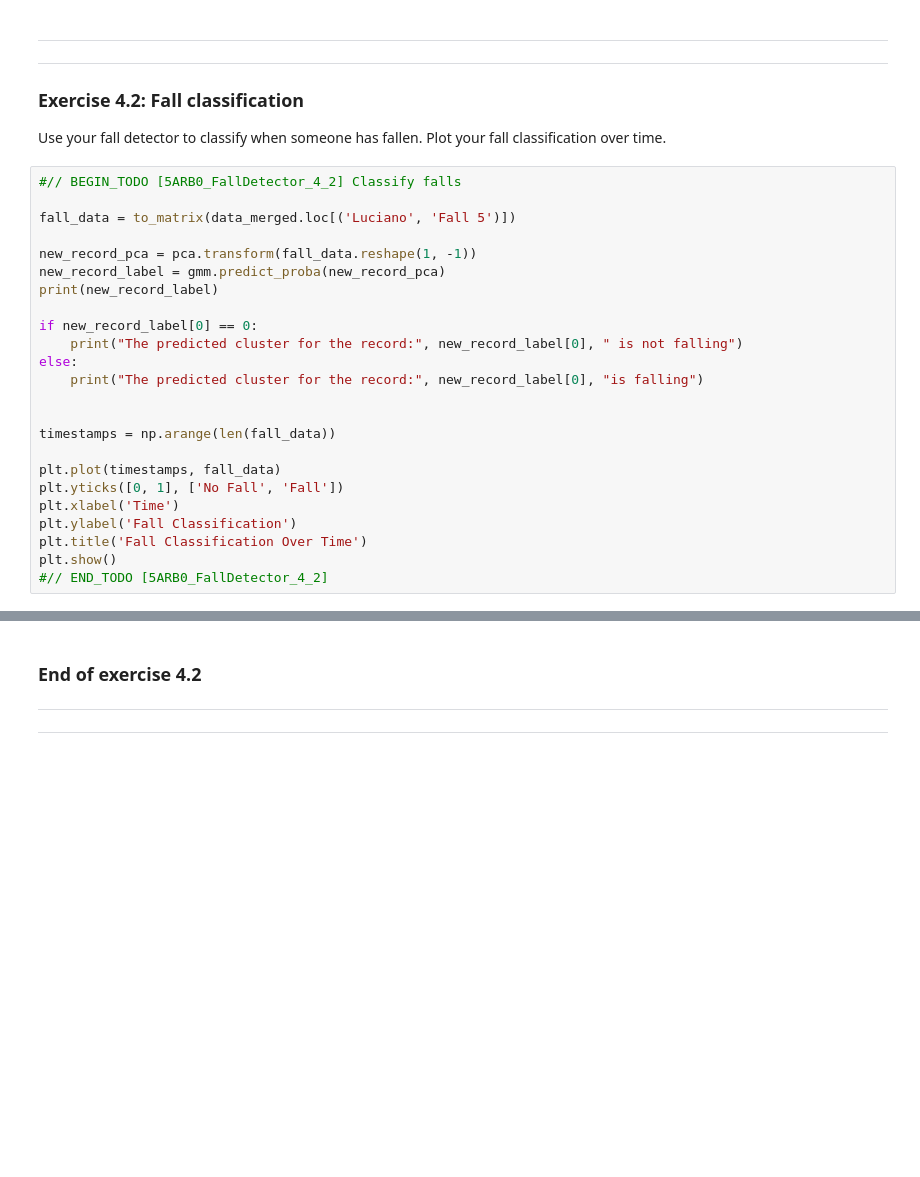
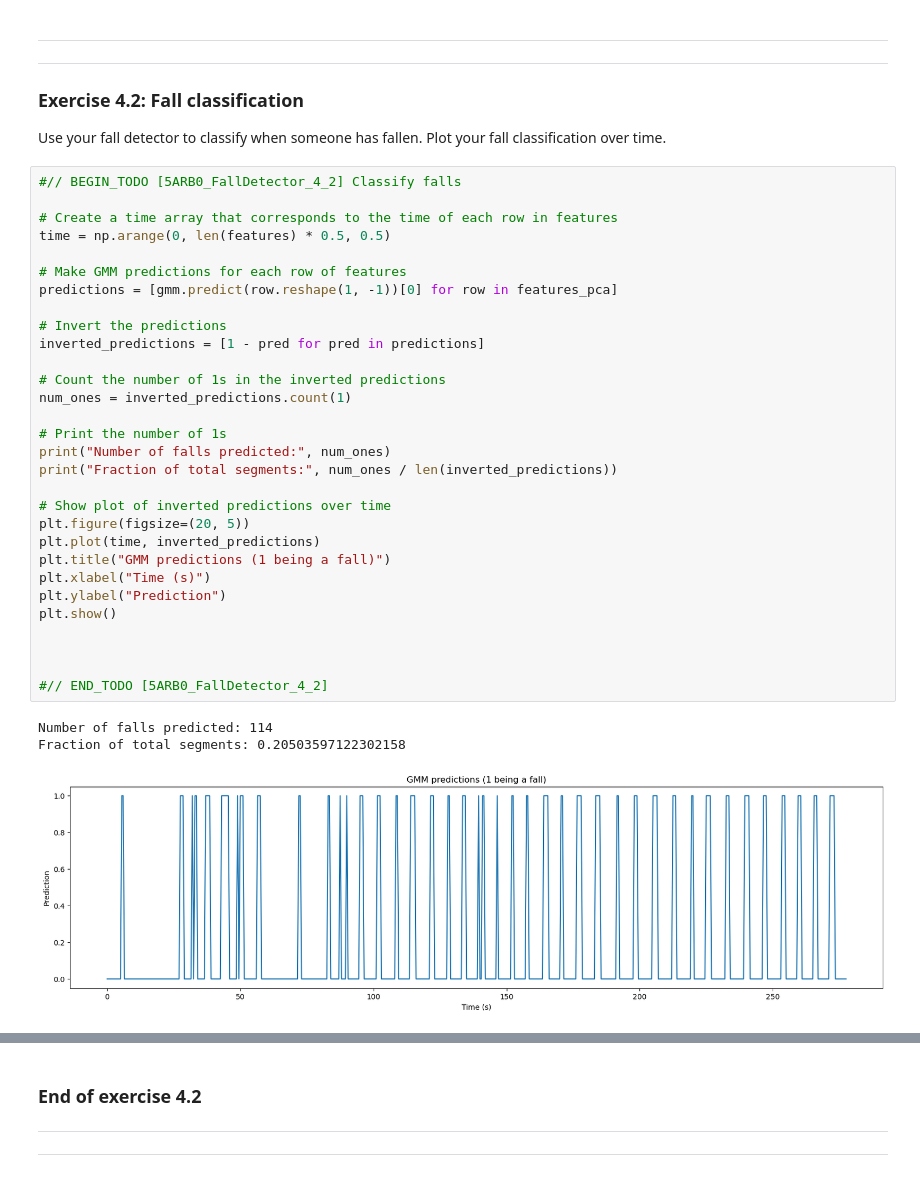
Before and after one commit to LucianoDeben/fall-detector-group29, a Jupyter notebook: falldetector_group29.ipynb, the cells around one changed output, grey strips where cells are left out. Drawn from its saved outputs; the diff is of its cells as text; blank space fills up the shorter version.

```diff
--- a/falldetector_group29.ipynb
+++ b/falldetector_group29.ipynb
@@ -552,27 +553,37 @@ Iteration 100/100, Log-Likelihood: -23.40
 ---
 ### Exercise 4.2: Fall classification
 Use your fall detector to classify when someone has fallen. Plot your fall classification over time.
-# %%
-#// BEGIN_TODO [5ARB0_FallDetector_4_2] Classify falls
-
-fall_data = to_matrix(data_merged.loc[('Luciano', 'Fall 5')])
-
-new_record_pca = pca.transform(fall_data.reshape(1, -1))
-new_record_label = gmm.predict_proba(new_record_pca)
-print(new_record_label)
-
-if new_record_label[0] == 0:
-    print("The predicted cluster for the record:", new_record_label[0], " is not falling")
-else:
-    print("The predicted cluster for the record:", new_record_label[0], "is falling")
-
-
-timestamps = np.arange(len(fall_data))
-
-plt.plot(timestamps, fall_data)
-plt.yticks([0, 1], ['No Fall', 'Fall'])
-plt.xlabel('Time')
-plt.ylabel('Fall Classification')
-plt.title('Fall Classification Over Time')
-plt.show()
-#// END_TODO [5ARB0_FallDetector_4_2]
+# %%
+#// BEGIN_TODO [5ARB0_FallDetector_4_2] Classify falls
+
+# Create a time array that corresponds to the time of each row in features
+time = np.arange(0, len(features) * 0.5, 0.5)
+
+# Make GMM predictions for each row of features
+predictions = [gmm.predict(row.reshape(1, -1))[0] for row in features_pca]
+
+# Invert the predictions
+inverted_predictions = [1 - pred for pred in predictions]
+
+# Count the number of 1s in the inverted predictions
+num_ones = inverted_predictions.count(1)
+
+# Print the number of 1s
+print("Number of falls predicted:", num_ones)
+print("Fraction of total segments:", num_ones / len(inverted_predictions))
+
+# Show plot of inverted predictions over time
+plt.figure(figsize=(20, 5))
+plt.plot(time, inverted_predictions)
+plt.title("GMM predictions (1 being a fall)")
+plt.xlabel("Time (s)")
+plt.ylabel("Prediction")
+plt.show()
+
+
+
+#// END_TODO [5ARB0_FallDetector_4_2]
+# %% [output]
+Number of falls predicted: 114
+Fraction of total segments: 0.20503597122302158
+[figure, added]
```
Also changed, not shown: parts of 10 cells of this notebook.
